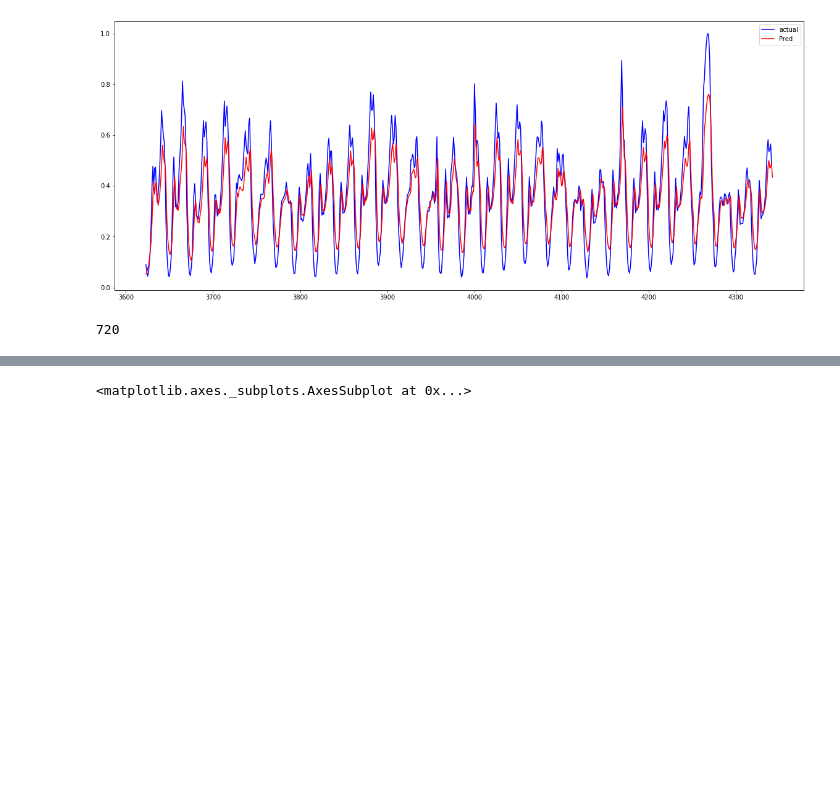
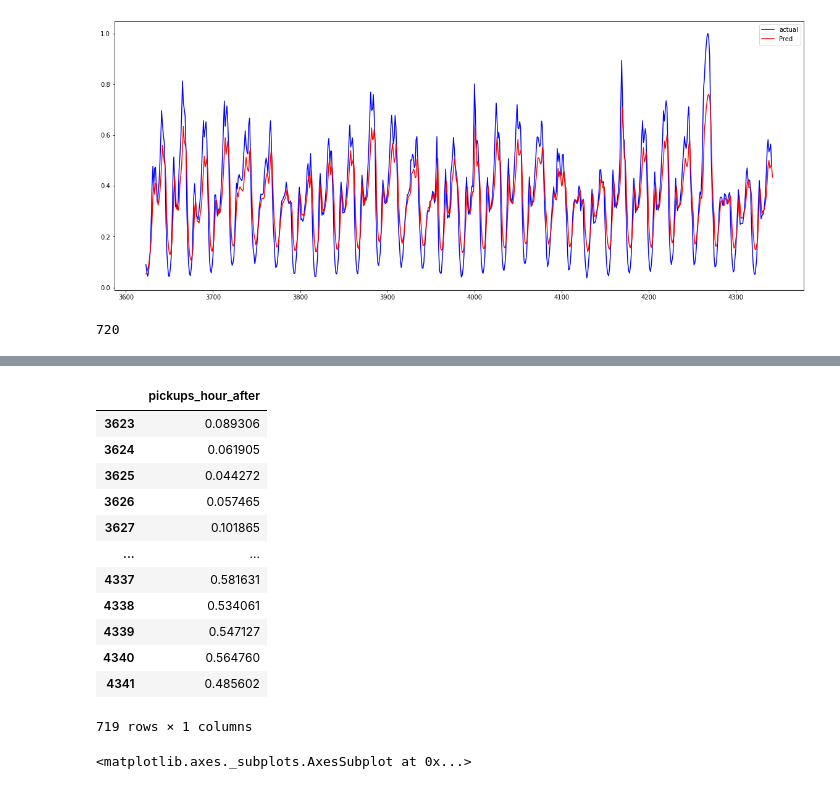
Before and after one commit to Sylvainj1/uber-times-series, a Jupyter notebook: models/sarimax_scaler_autoarima.ipynb, the cells around one changed output, grey strips where cells are left out. Saved outputs shown, nothing was run; the diff lists cells and outputs as text; code cells hidden in the pictures; blank space fills up the shorter version.

```diff
--- a/models/sarimax_scaler_autoarima.ipynb
+++ b/models/sarimax_scaler_autoarima.ipynb
@@ -292,6 +342,22 @@ forecast.reset_index(drop=True, inplace=True)
 forecast.index=X_test.index
 forecast['actual'] =scaler_output.iloc[train_size:, 0]
 forecast.rename(columns={0:'Forecast'}, inplace=True)
+# %%
+y_test
+# %% [output]
+|  | pickups_hour_after |
+| 3623 | 0.089306 |
+| 3624 | 0.061905 |
+| 3625 | 0.044272 |
+| 3626 | 0.057465 |
+| 3627 | 0.101865 |
+| ... | ... |
+| 4337 | 0.581631 |
+| 4338 | 0.534061 |
+| 4339 | 0.547127 |
+| 4340 | 0.564760 |
+| 4341 | 0.485602 |
+719 rows × 1 columns
 # %%
 forecast['actual'].plot(figsize=(20,8), legend=True, color='blue')
 forecast['Forecast'].plot(legend=True, color='red', figsize=(20,8))
```
Also changed, not shown: parts of 7 cells of this notebook, 2 other files.
